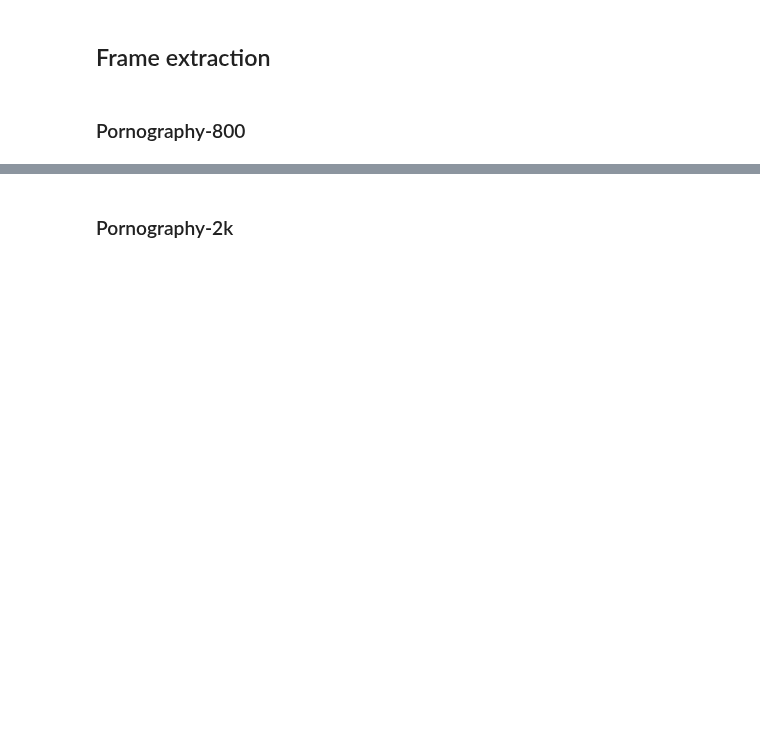
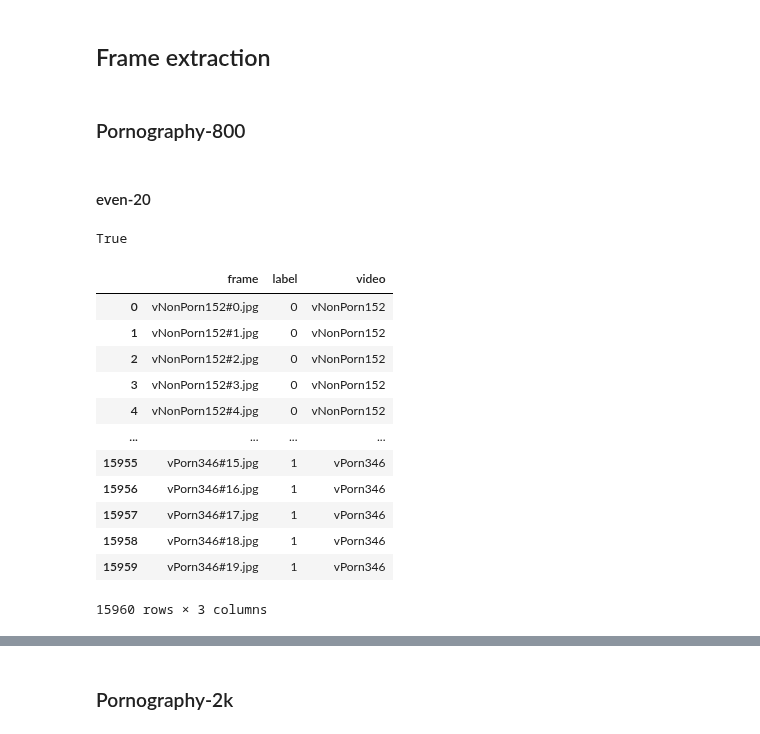
Before and after one commit to margaridav27/end-to-end-framework-pornography-detection, a Jupyter notebook: src/notebooks/sanity_check.ipynb, the cells around one changed output, grey strips where cells are left out. Drawn from its saved outputs; the diff is of its cells as text; code cells hidden in the pictures; blank space fills up the shorter version.

Commit message:
frame extraction sanity check

```diff
--- a/src/notebooks/sanity_check.ipynb
+++ b/src/notebooks/sanity_check.ipynb
@@ -15,7 +21,26 @@ import pandas as pd
+# %% [markdown]
+#### even-20
 # %%
-data_loc_800 = "/nas-ctm01/datasets/public/BIOMETRICS/pornography-database/data-processed/middle_20"
-os.path.isfile(f"{data_loc_800}/data.csv")
+# check if data file is available
+data_loc_800_even_20 = "/nas-ctm01/datasets/public/BIOMETRICS/pornography-database/data-processed/even-20"
+os.path.isfile(f"{data_loc_800_even_20}/data.csv")
+# %% [output]
+True
 # %%
-frames_800 = pd.read_csv(f"{data_loc_800}/data.csv")
-frames_800["video"] = [frame_name.split("#")[0] for frame_name in frames_800["frame"]]
-frames_800
+df_800_even_20 = pd.read_csv(f"{data_loc_800_even_20}/data.csv")
+df_800_even_20["video"] = [frame_name.split("#")[0] for frame_name in df_800_even_20["frame"]]
+df_800_even_20
+# %% [output]
+|  | frame | label | video |
+| 0 | vNonPorn152#0.jpg | 0 | vNonPorn152 |
+| 1 | vNonPorn152#1.jpg | 0 | vNonPorn152 |
+| 2 | vNonPorn152#2.jpg | 0 | vNonPorn152 |
+| 3 | vNonPorn152#3.jpg | 0 | vNonPorn152 |
+| 4 | vNonPorn152#4.jpg | 0 | vNonPorn152 |
+| ... | ... | ... | ... |
+| 15955 | vPorn346#15.jpg | 1 | vPorn346 |
+| 15956 | vPorn346#16.jpg | 1 | vPorn346 |
+| 15957 | vPorn346#17.jpg | 1 | vPorn346 |
+| 15958 | vPorn346#18.jpg | 1 | vPorn346 |
+| 15959 | vPorn346#19.jpg | 1 | vPorn346 |
+15960 rows × 3 columns
```
Also changed, not shown: parts of 43 cells of this notebook, 1 other file.
